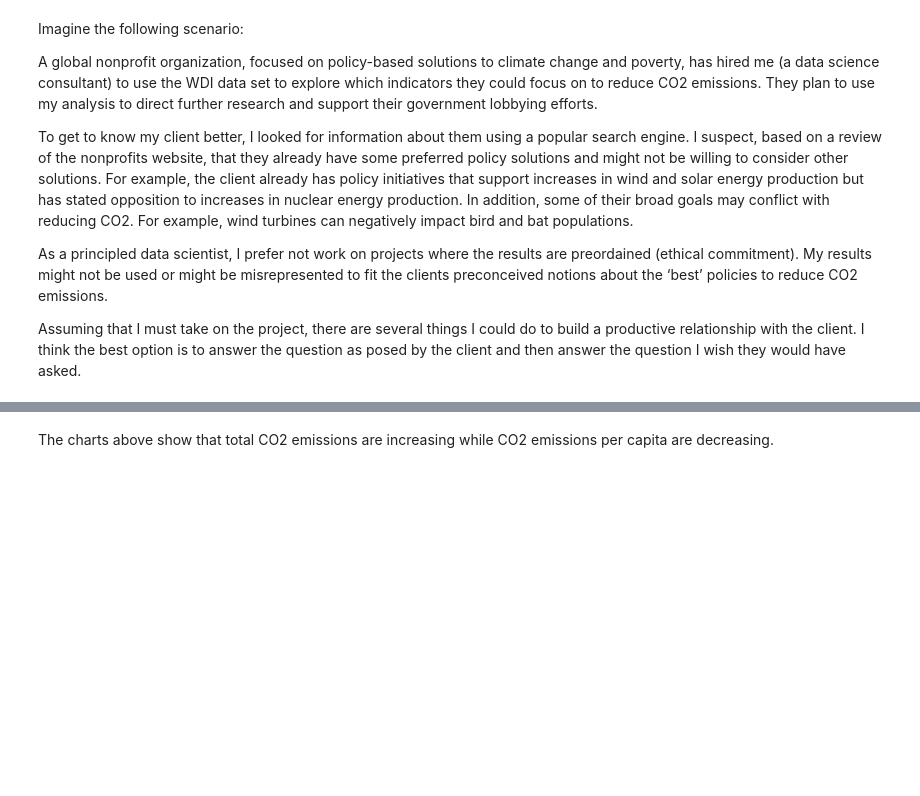
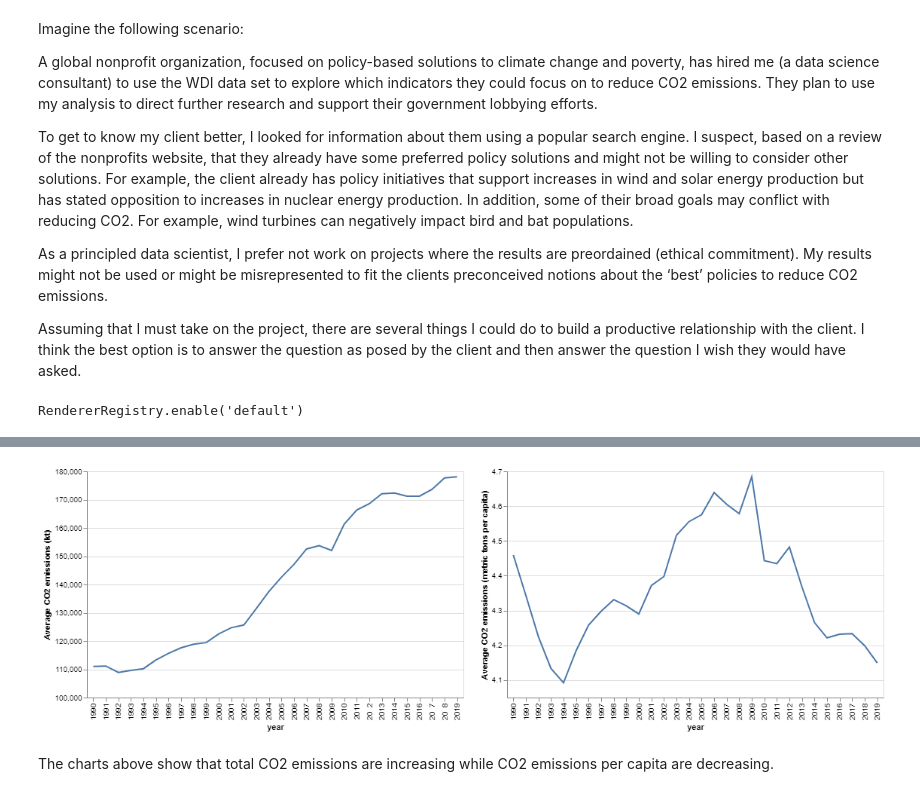
Before and after one commit to ben-schmitt/EDA_with_pandas, a Jupyter notebook: EDA_scenario.ipynb, the cells around one changed output, grey strips where cells are left out. Saved outputs shown, nothing was run; the diff lists cells and outputs as text; code cells hidden in the pictures; blank space fills up the shorter version.

Commit message:
png images

```diff
--- a/EDA_scenario.ipynb
+++ b/EDA_scenario.ipynb
@@ -16,6 +16,10 @@ import numpy as np
 import altair as alt
 from vega_datasets import data
 import json
+# %%
+alt.renderers.enable('default')
+# %% [output]
+RendererRegistry.enable('default')
 # %%
 # Read WDI data into a pandas dataframe
 wdi_df = pd.read_csv('WDIData.csv')
@@ -55,5 +59,6 @@ chart2= alt.Chart(source).mark_line().encode(
     x= alt.X('year'),
     y= alt.Y('Average CO2 emissions (metric tons per capita)', scale=alt.Scale(zero=False)),
 ).properties(width=500, height=300, title='')
-chart1 | chart2
+charts = chart1 | chart2
+charts
 # %% [output]
@@ -61,3 +65,4 @@ chart1 | chart2
+[figure, added]
 # %% [markdown]
 The charts above show that total CO2 emissions are increasing while CO2 emissions per capita are decreasing.
 # %%
```
Also changed, not shown: parts of 5 cells of this notebook.
